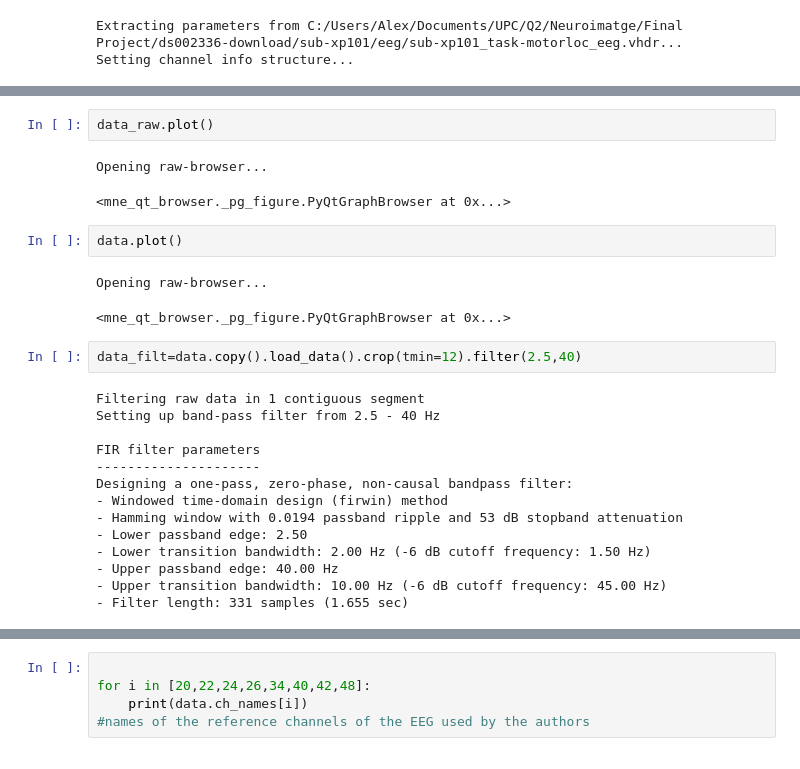
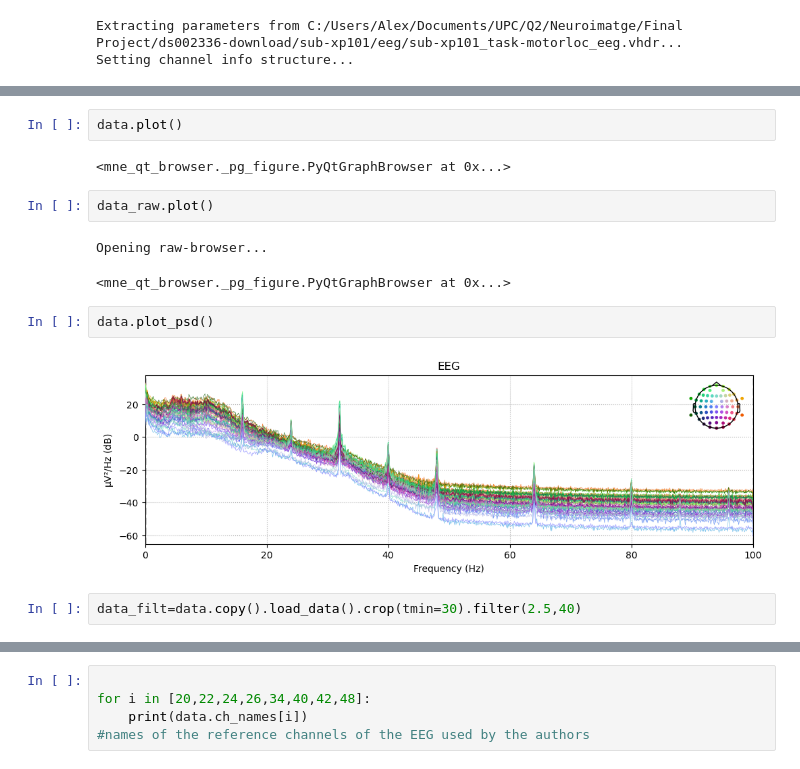
Before and after one commit to mrpotato180/final_project_neuroim, a Jupyter notebook: EEG_analysis_04_05.ipynb, the cells around one changed output, grey strips where cells are left out. Cells and saved outputs as stored; diff of their text form.

```diff
--- a/EEG_analysis_04_05.ipynb
+++ b/EEG_analysis_04_05.ipynb
@@ -34,26 +33,15 @@ Effective window size : 0.410 (s)
+# %%
+data.plot()
+# %% [output]
+<mne_qt_browser._pg_figure.PyQtGraphBrowser at 0x...>
 # %%
 data_raw.plot()
 # %% [output]
 Opening raw-browser...
 <mne_qt_browser._pg_figure.PyQtGraphBrowser at 0x...>
 # %%
-data.plot()
+data.plot_psd()
 # %% [output]
-Opening raw-browser...
-<mne_qt_browser._pg_figure.PyQtGraphBrowser at 0x...>
+[figure, added]
 # %%
-data_filt=data.copy().load_data().crop(tmin=12).filter(2.5,40)
+data_filt=data.copy().load_data().crop(tmin=30).filter(2.5,40)
-# %% [output]
-Filtering raw data in 1 contiguous segment
-Setting up band-pass filter from 2.5 - 40 Hz
-
-FIR filter parameters
----------------------
-Designing a one-pass, zero-phase, non-causal bandpass filter:
-- Windowed time-domain design (firwin) method
-- Hamming window with 0.0194 passband ripple and 53 dB stopband attenuation
-- Lower passband edge: 2.50
-- Lower transition bandwidth: 2.00 Hz (-6 dB cutoff frequency: 1.50 Hz)
-- Upper passband edge: 40.00 Hz
-- Upper transition bandwidth: 10.00 Hz (-6 dB cutoff frequency: 45.00 Hz)
-- Filter length: 331 samples (1.655 sec)
```
Also changed, not shown: parts of 49 cells of this notebook.
